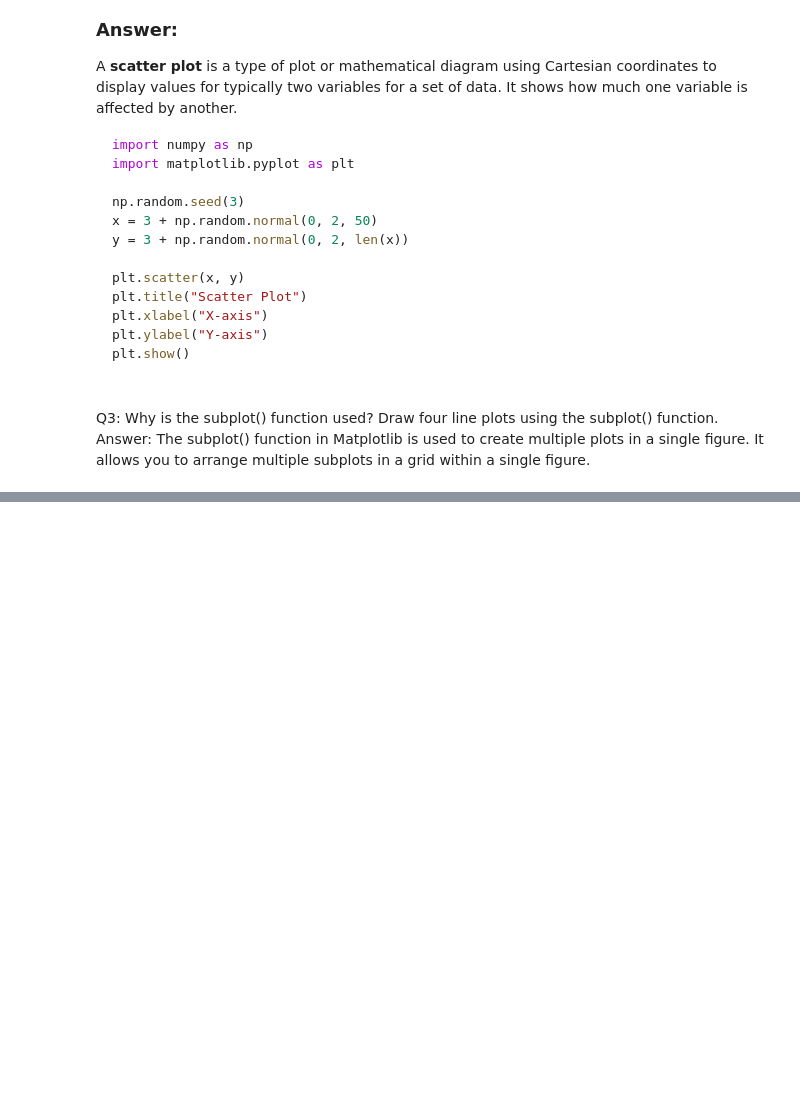
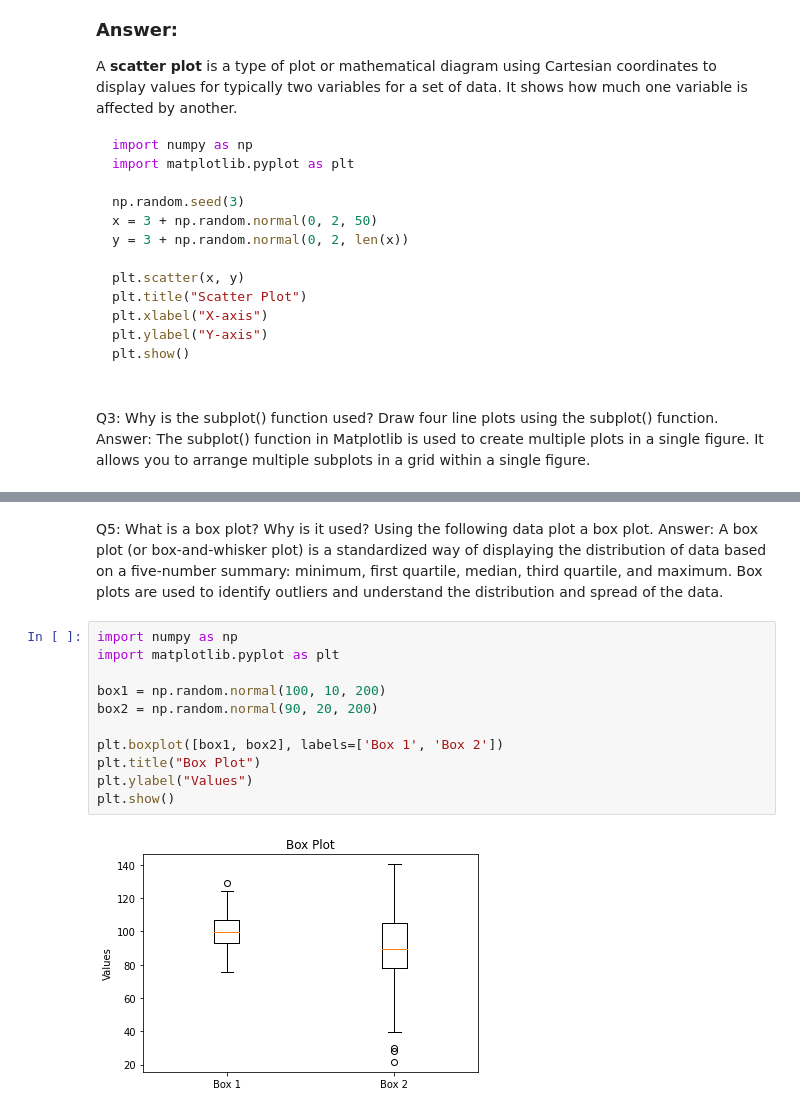
Before and after one commit to divyanshusingh5/Data_Science_Course, a Jupyter notebook: Mathplot_Assingment.ipynb, the cells around one changed output, grey strips where cells are left out. Cells and saved outputs as stored; diff of their text form; blank space fills up the shorter version.

```diff
--- a/Mathplot_Assingment.ipynb
+++ b/Mathplot_Assingment.ipynb
@@ -72,0 +102,17 @@ plt.show()
+# %% [markdown]
+Q5: What is a box plot? Why is it used? Using the following data plot a box plot.
+Answer:
+A box plot (or box-and-whisker plot) is a standardized way of displaying the distribution of data based on a five-number summary: minimum, first quartile, median, third quartile, and maximum. Box plots are used to identify outliers and understand the distribution and spread of the data.
+# %%
+import numpy as np
+import matplotlib.pyplot as plt
+
+box1 = np.random.normal(100, 10, 200)
+box2 = np.random.normal(90, 20, 200)
+
+plt.boxplot([box1, box2], labels=['Box 1', 'Box 2'])
+plt.title("Box Plot")
+plt.ylabel("Values")
+plt.show()
+# %% [output]
+[figure, added]
```
Also changed, not shown: parts of 3 cells of this notebook.
